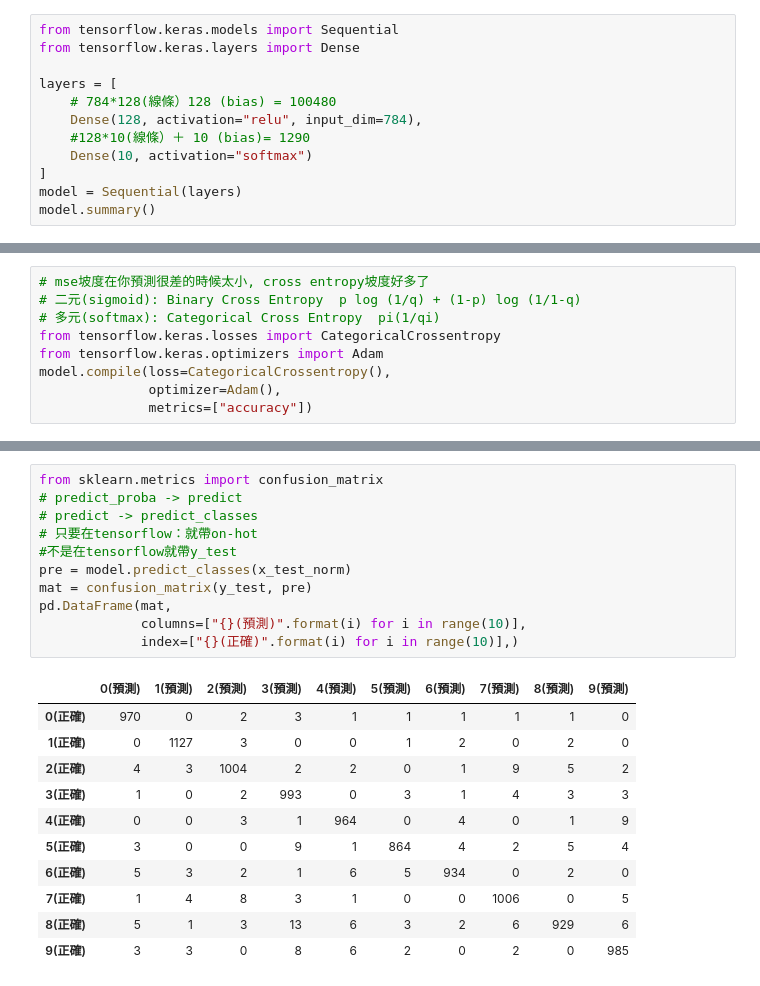
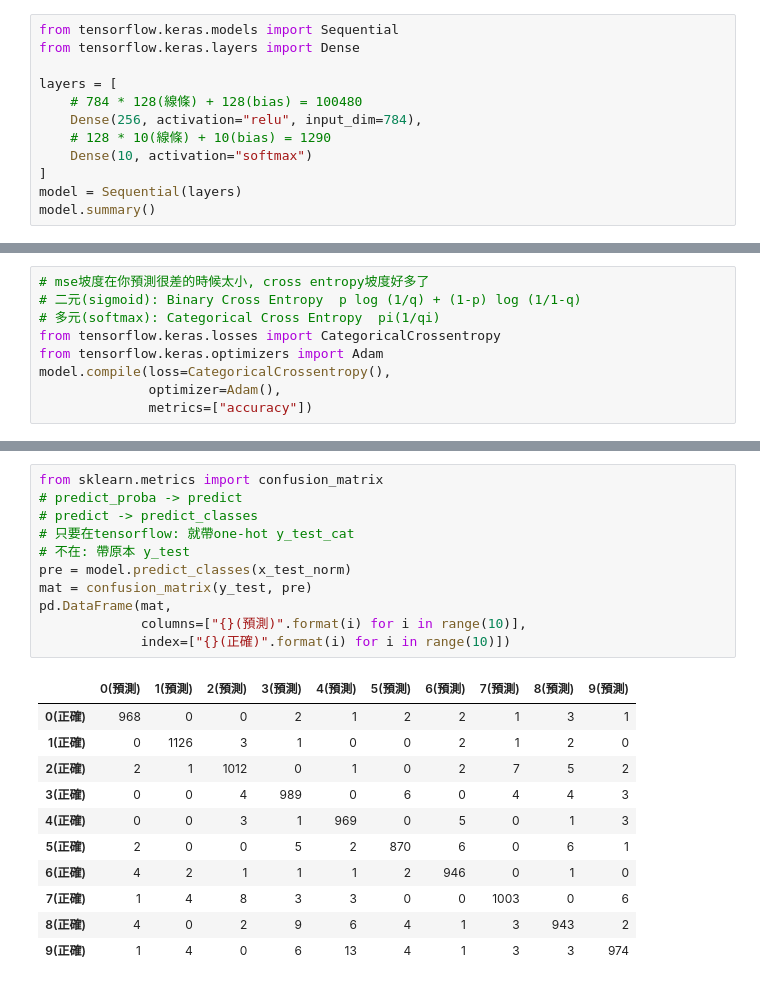
Before and after one commit to rerebebeccacca/20210602-machine-learing, a Jupyter notebook: mlp.ipynb, the cells around one changed output, grey strips where cells are left out. Cells and saved outputs as stored; diff of their text form.

```diff
--- a/mlp.ipynb
+++ b/mlp.ipynb
@@ -52,9 +49,9 @@ from tensorflow.keras.models import Sequential
 from tensorflow.keras.layers import Dense
 
 layers = [
-    # 784*128(線條）128 (bias) = 100480
-    Dense(128, activation="relu", input_dim=784),
-    #128*10(線條）＋ 10 (bias)= 1290
+    # 784 * 128(線條) + 128(bias) = 100480
+    Dense(256, activation="relu", input_dim=784),
+    # 128 * 10(線條) + 10(bias) = 1290
     Dense(10, activation="softmax")
 ]
 model = Sequential(layers)
@@ -152,23 +122,23 @@ Epoch 6/100
 # %%
 from sklearn.metrics import confusion_matrix
 # predict_proba -> predict
 # predict -> predict_classes
-# 只要在tensorflow：就帶on-hot
-#不是在tensorflow就帶y_test
+# 只要在tensorflow: 就帶one-hot y_test_cat
+# 不在: 帶原本 y_test
 pre = model.predict_classes(x_test_norm)
 mat = confusion_matrix(y_test, pre)
 pd.DataFrame(mat,
              columns=["{}(預測)".format(i) for i in range(10)],
-             index=["{}(正確)".format(i) for i in range(10)],)
+             index=["{}(正確)".format(i) for i in range(10)])
 # %% [output]
 |  | 0(預測) | 1(預測) | 2(預測) | 3(預測) | 4(預測) | 5(預測) | 6(預測) | 7(預測) | 8(預測) | 9(預測) |
-| 0(正確) | 970 | 0 | 2 | 3 | 1 | 1 | 1 | 1 | 1 | 0 |
-| 1(正確) | 0 | 1127 | 3 | 0 | 0 | 1 | 2 | 0 | 2 | 0 |
-| 2(正確) | 4 | 3 | 1004 | 2 | 2 | 0 | 1 | 9 | 5 | 2 |
-| 3(正確) | 1 | 0 | 2 | 993 | 0 | 3 | 1 | 4 | 3 | 3 |
-| 4(正確) | 0 | 0 | 3 | 1 | 964 | 0 | 4 | 0 | 1 | 9 |
-| 5(正確) | 3 | 0 | 0 | 9 | 1 | 864 | 4 | 2 | 5 | 4 |
-| 6(正確) | 5 | 3 | 2 | 1 | 6 | 5 | 934 | 0 | 2 | 0 |
-| 7(正確) | 1 | 4 | 8 | 3 | 1 | 0 | 0 | 1006 | 0 | 5 |
-| 8(正確) | 5 | 1 | 3 | 13 | 6 | 3 | 2 | 6 | 929 | 6 |
-| 9(正確) | 3 | 3 | 0 | 8 | 6 | 2 | 0 | 2 | 0 | 985 |
+| 0(正確) | 968 | 0 | 0 | 2 | 1 | 2 | 2 | 1 | 3 | 1 |
+| 1(正確) | 0 | 1126 | 3 | 1 | 0 | 0 | 2 | 1 | 2 | 0 |
+| 2(正確) | 2 | 1 | 1012 | 0 | 1 | 0 | 2 | 7 | 5 | 2 |
+| 3(正確) | 0 | 0 | 4 | 989 | 0 | 6 | 0 | 4 | 4 | 3 |
+| 4(正確) | 0 | 0 | 3 | 1 | 969 | 0 | 5 | 0 | 1 | 3 |
+| 5(正確) | 2 | 0 | 0 | 5 | 2 | 870 | 6 | 0 | 6 | 1 |
+| 6(正確) | 4 | 2 | 1 | 1 | 1 | 2 | 946 | 0 | 1 | 0 |
+| 7(正確) | 1 | 4 | 8 | 3 | 3 | 0 | 0 | 1003 | 0 | 6 |
+| 8(正確) | 4 | 0 | 2 | 9 | 6 | 4 | 1 | 3 | 943 | 2 |
+| 9(正確) | 1 | 4 | 0 | 6 | 13 | 4 | 1 | 3 | 3 | 974 |
```
Also changed, not shown: parts of 11 cells of this notebook.
